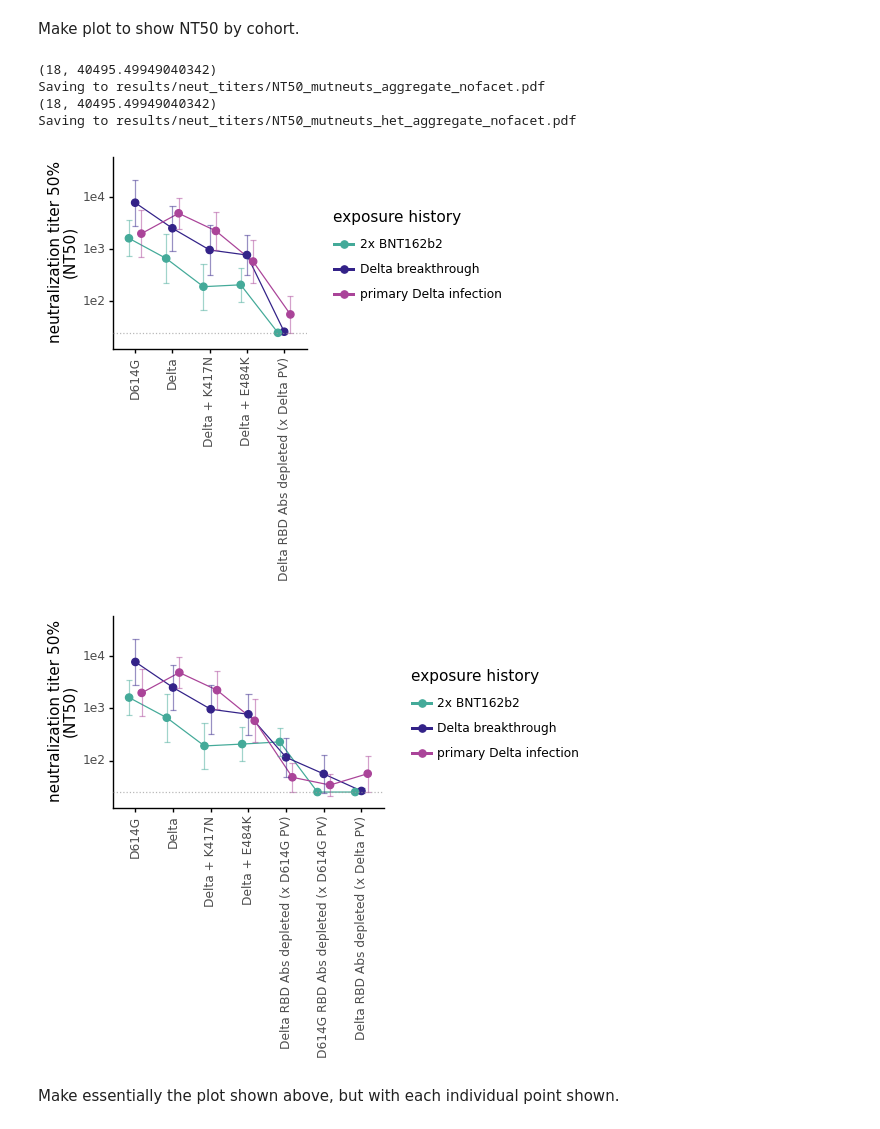
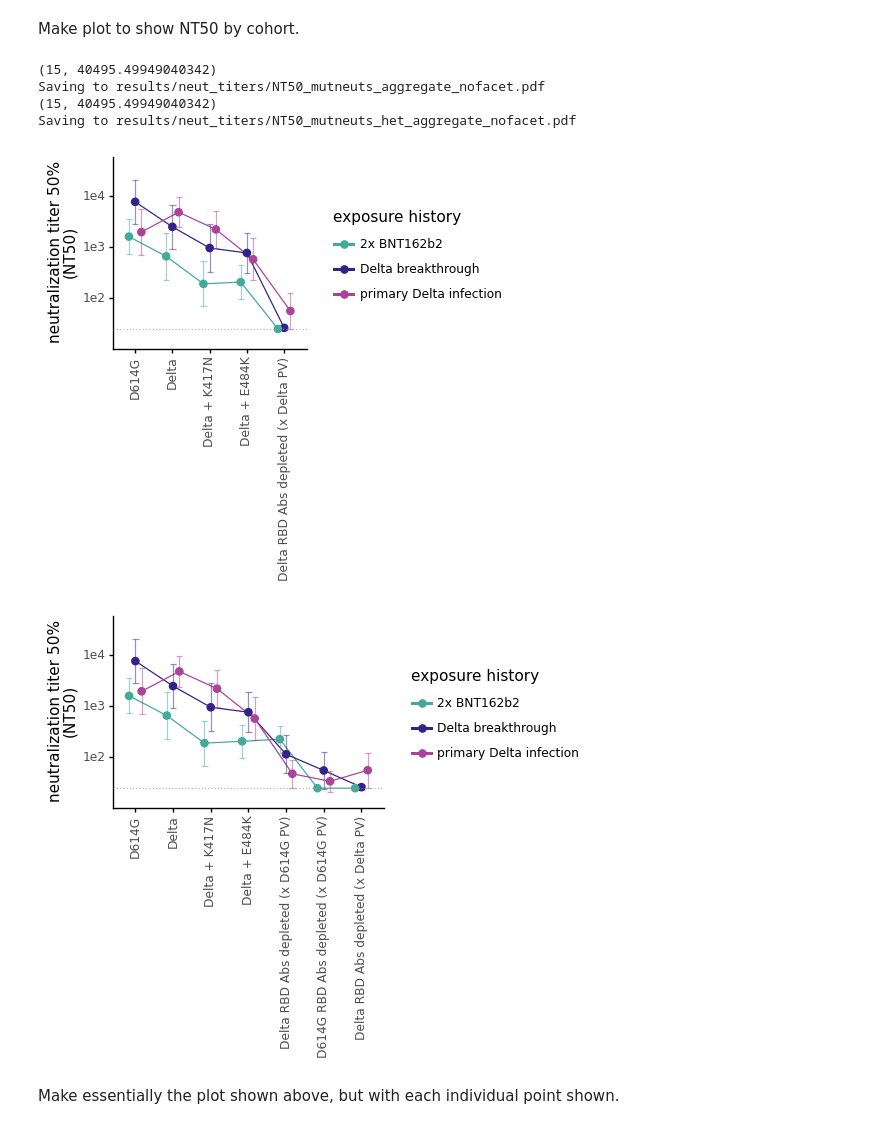
Before and after one commit to jbloomlab/SARS-CoV-2-RBD_Delta, a Jupyter notebook: experimental_data/analyze_neut_data.ipynb, the cells around one changed output. Drawn from its saved outputs; the diff is of its cells as text; code cells hidden in the pictures.

```diff
--- a/experimental_data/analyze_neut_data.ipynb
+++ b/experimental_data/analyze_neut_data.ipynb
@@ -350,7 +350,7 @@ for metric in ['fold_change', 'NT50']:
 
         # define the y-axis limits so I can make them exactly the same between plots
         limits={'fold_change':(df[metric].min()*0.9, df[metric].max()*1.1),
-               'NT50':(18, df[metric].max()*1.1),}
+               'NT50':(15, df[metric].max()*1.1),}
         print(limits)
 
         p = (ggplot(df) +
@@ -370,7 +370,6 @@ for metric in ['fold_change', 'NT50']:
              theme_classic() +
              theme(axis_text_x=element_text(angle=90),
                    axis_title_x=element_blank(),
-                   strip_margin_y=0.35,
                    strip_background_x=element_blank(),
                    figure_size=(2*df['sample_type'].nunique(), 2.5),
                    ) +
@@ -424,7 +423,7 @@ for virus_set, virus_subsample in config['virus_subsets'].items():
        )
 
     # define the y-axis limits so I can make them exactly the same between plots
-    limits=(18, df['NT50'].max()*1.1)
+    limits=(15, df['NT50'].max()*1.1)
     print(limits)
 
     p = (ggplot(df
@@ -441,37 +440,37 @@ for virus_set, virus_subsample in config['virus_subsets'].items():
          geom_line(aes(x='virus', y='NT50', group='sample_type'), position=position_dodge(width=0.5)) +
          geom_point(size=2.5, alpha=1, position=position_dodge(width=0.5)) +
          geom_errorbar(aes(x="virus", ymin="NT50/sem",ymax="NT50*sem"),
                        alpha=0.5,
                        position=position_dodge(width=0.5)
                       )+
          geom_hline(yintercept=config['NT50_LOD'],
                     alpha=0.7,
                     size=0.5,
                     linetype='dotted',
                     color=CBPALETTE[0]
                     ) +
          scale_y_log10(name='neutralization titer 50%\n(NT50)', limits=limits) +
          theme_classic() +
          theme(axis_title_x=element_blank(),
                figure_size=(neut_titers.query('virus in @virus_subsample')['virus'].nunique()*0.5, 2.5),
                axis_text_x=element_text(rotation=90)
                ) +
          scale_fill_manual(values=['#44AA99', '#332288', '#AA4499'], name='exposure history\n')+
          scale_color_manual(values=['#44AA99', '#332288', '#AA4499'], name='exposure history\n')
          )
 
     _ = p.draw()
 
     plotfile = f'{results}/NT50_{virus_set}_aggregate_nofacet.pdf'
     print(f"Saving to {plotfile}")
     p.save(plotfile, limitsize=False, verbose=False)
 # %% [output]
-(18, 40495.49949040342)
+(15, 40495.49949040342)
 Saving to results/neut_titers/NT50_mutneuts_aggregate_nofacet.pdf
-(18, 40495.49949040342)
+(15, 40495.49949040342)
 Saving to results/neut_titers/NT50_mutneuts_het_aggregate_nofacet.pdf
-[figure, old version]
+[figure, new version]
-[figure, old version]
+[figure, new version]
 # %% [markdown]
 Make essentially the plot shown above, but with each individual point shown.
 # %%
```
Also changed, not shown: parts of 6 cells of this notebook, 14 other files.
